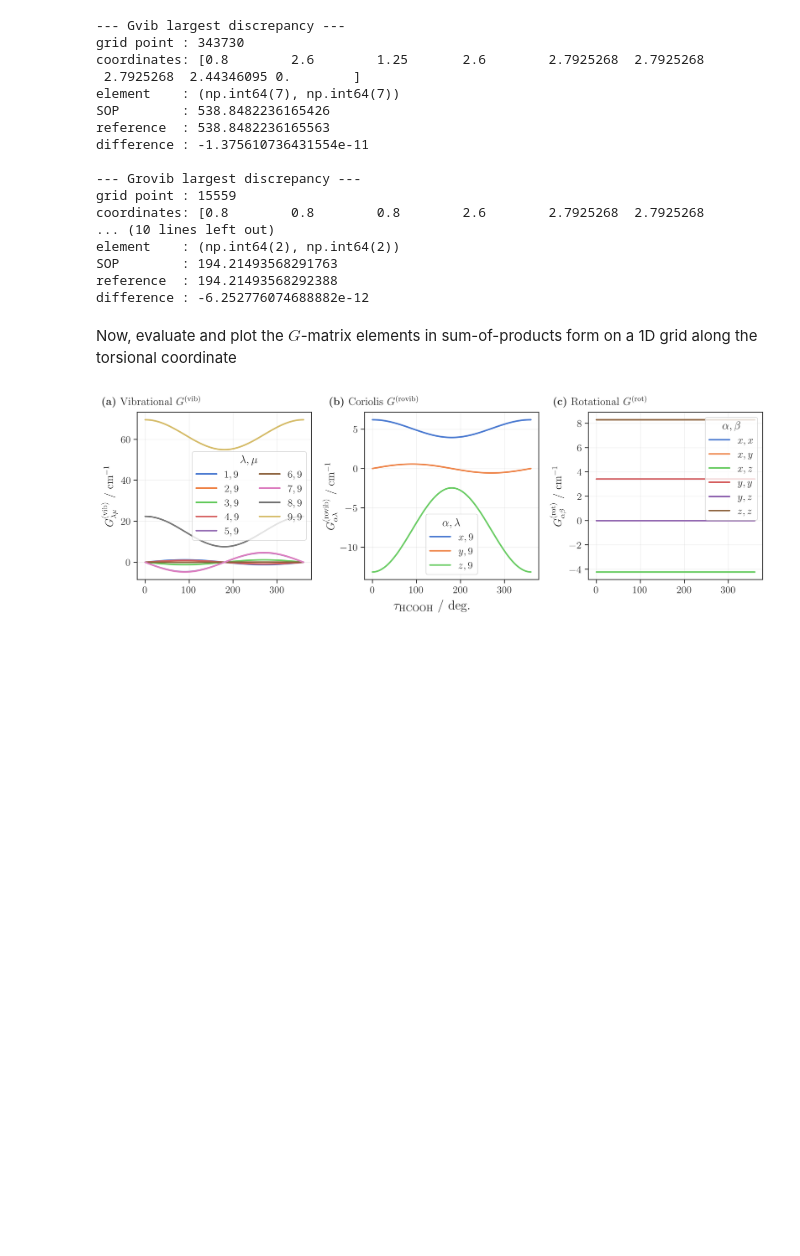
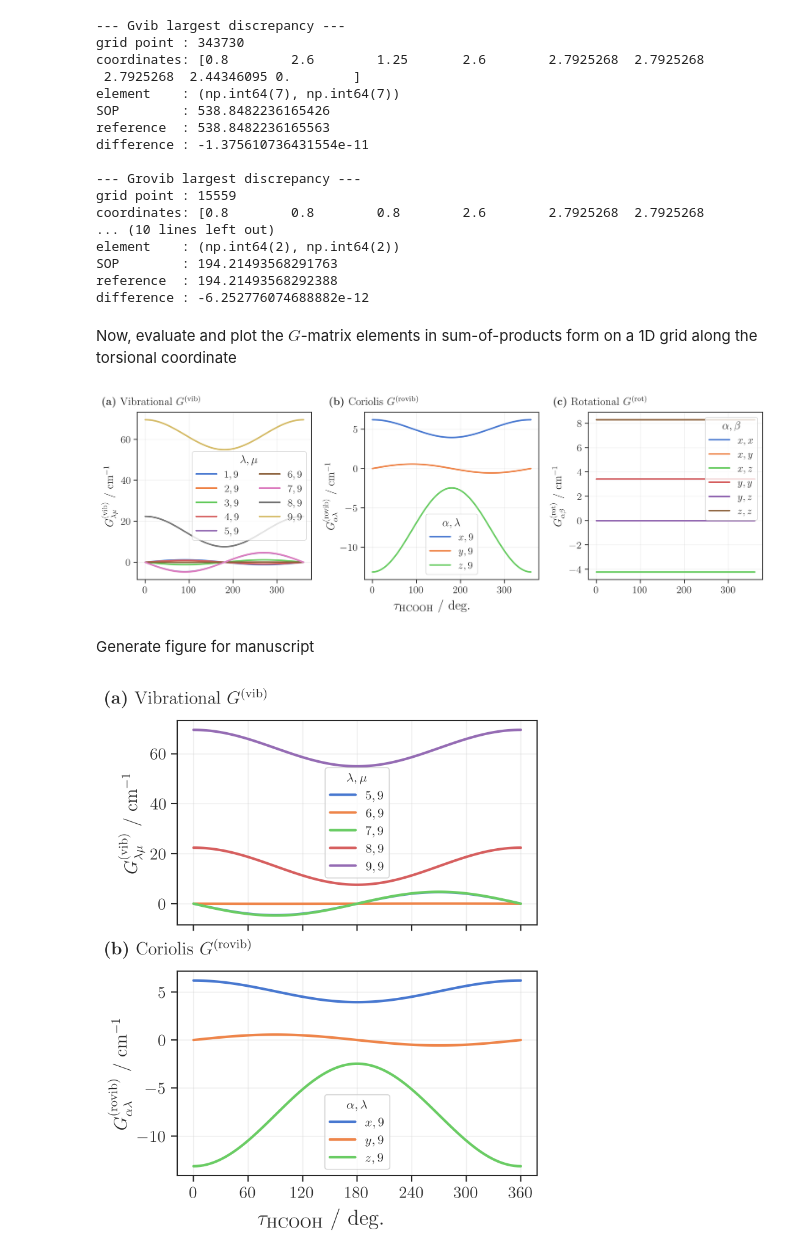
Before and after one commit to robochimps/keosop, a Jupyter notebook: examples/hcooh_zmat.ipynb, the cells around one changed output. Drawn from its saved outputs; the diff is of its cells as text; code cells hidden in the pictures; blank space fills up the shorter version.

```diff
--- a/examples/example_zmat_hcooh.ipynb
+++ b/examples/hcooh_zmat.ipynb
@@ -454,3 +454,73 @@ fig.savefig("hcooh_gmat_tau_plot.pdf", bbox_inches="tight", dpi=300)
 plt.show()
 # %% [output]
 [figure]
+# %% [markdown]
+Generate figure for manuscript
+# %%
+x = product_grid[:, -1] * 180.0 / np.pi
+
+colors = sns.color_palette("muted", n_colors=ncoo)
+
+scale = 1.2
+fig, axes = plt.subplots(
+    2,
+    1,
+    figsize=(4 * scale, 5 * scale),
+    sharex=True,
+    sharey=False,
+    constrained_layout=True,
+    gridspec_kw={"wspace": 0.05},
+)
+
+ax = axes[0]
+j = ncoo - 1
+# for i, c in zip(range(ncoo), colors):
+for i, c in zip((4, 5, 6, 7, 8), colors):
+    ax.plot(
+        x, gvib_sop_eval[:, i, j], label=rf"${{{i+1},{j+1}}}$", linewidth=2, color=c
+    )
+
+ax.set_ylabel(r"$G^{\mathrm{(vib)}}_{\lambda\mu}$ / $\mathrm{cm}^{-1}$")
+ax.grid(True, alpha=0.3)
+ax.legend(title=r"$\lambda,\mu$", ncol=1, fontsize=10, title_fontsize=10)
+
+ax = axes[1]
+alpha = ["x", "y", "z"]
+j = ncoo - 1
+for i, c in zip(range(3), colors):
+    ax.plot(
+        x,
+        grovib_sop_eval[:, i, j],
+        label=rf"${{{alpha[i]},{j+1}}}$",
+        linewidth=2,
+        color=c,
+    )
+
+ax.set_ylabel(r"$G^{\mathrm{(rovib)}}_{\alpha\lambda}$ / $\mathrm{cm}^{-1}$")
+ax.set_xticks(np.arange(0, 361, 60))
+ax.grid(True, alpha=0.3)
+ax.legend(title=r"$\alpha,\lambda$", fontsize=10, title_fontsize=10)
+
+# panel labels
+labels = [
+    r"\textbf{(a)} Vibrational $G^{(\rm vib)}$",
+    r"\textbf{(b)} Coriolis $G^{(\rm rovib)}$",
+]
+
+for ax, lab in zip(axes.flat, labels):
+    ax.text(
+        -0.2,
+        1.16,
+        lab,
+        transform=ax.transAxes,
+        fontsize=14,
+        fontweight="bold",
+        va="top",
+    )
+
+fig.supxlabel(r"$\tau_{\mathrm{HCOOH}}$ / deg.")
+
+fig.savefig("hcooh_gmat_tau_plot2.pdf", bbox_inches="tight", dpi=300)
+plt.show()
+# %% [output]
+[figure, added]
```
Also changed, not shown: 20 other files.
